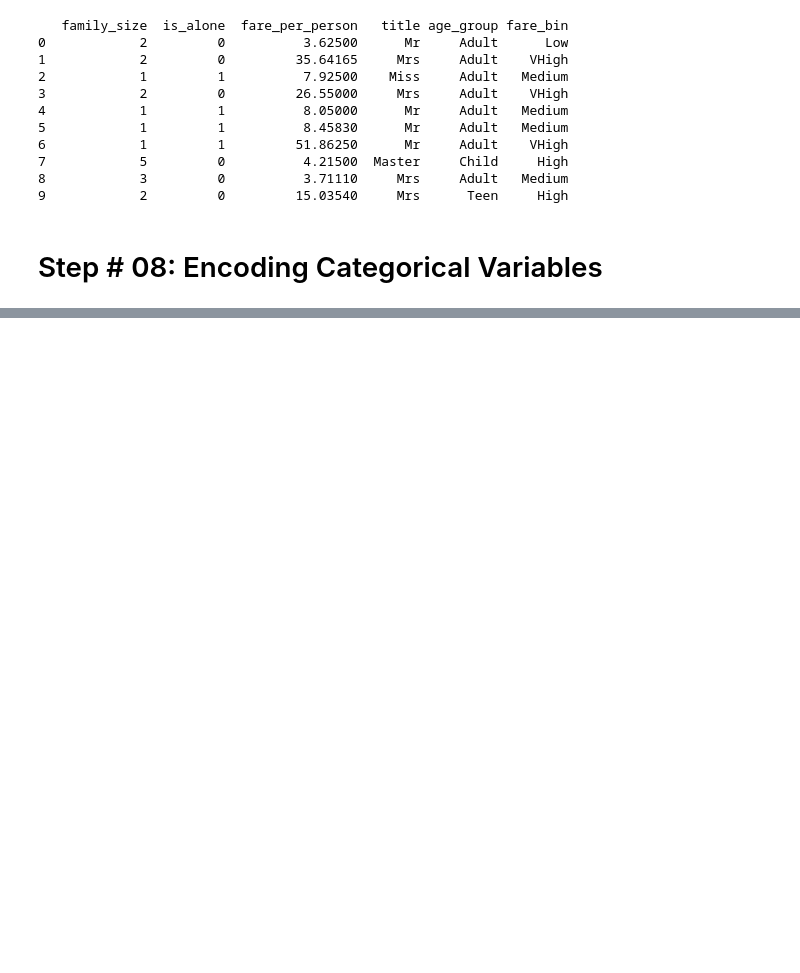
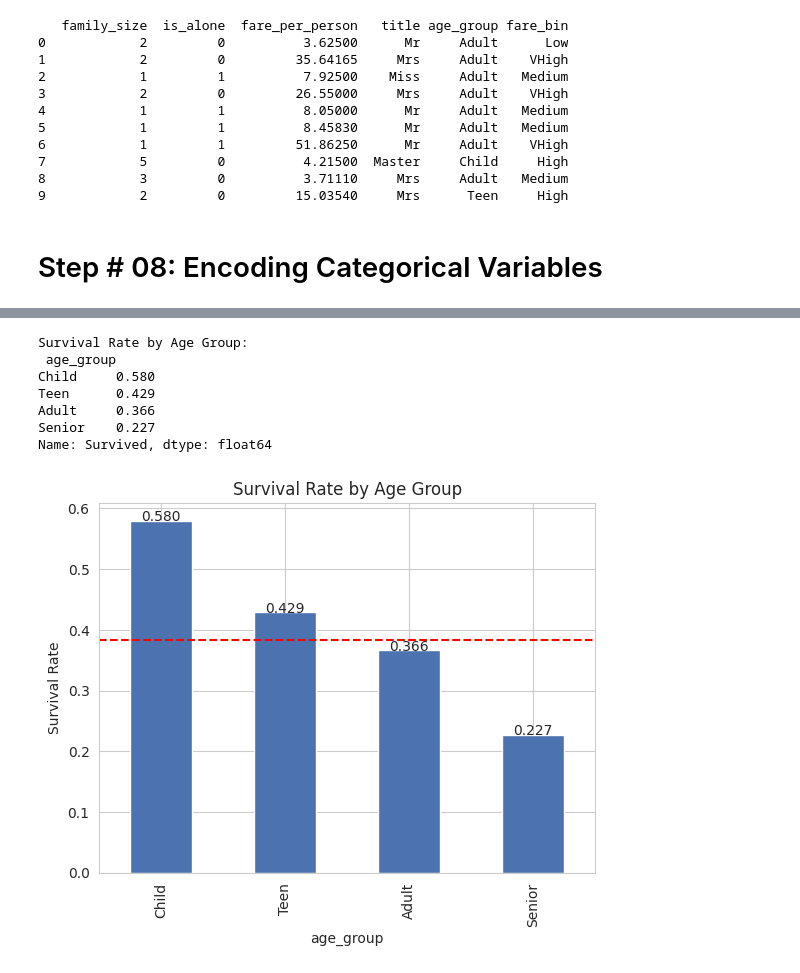
Before and after one commit to Muhammad0407/AIML-Internship-Week2-Muhammad-Luqman, a Jupyter notebook: Week_02.ipynb, the cells around one changed output, grey strips where cells are left out. Drawn from its saved outputs; the diff is of its cells as text; code cells hidden in the pictures; blank space fills up the shorter version.

```diff
--- a/Week_02.ipynb
+++ b/Week_02.ipynb
@@ -830,0 +1109,23 @@ print(df[['family_size', 'is_alone', 'fare_per_person',
+# %%
+# d - Survival rate by age_group
+age_survival = df.groupby('age_group')['Survived'].mean().round(3)
+print("\nSurvival Rate by Age Group:\n", age_survival)
+
+age_survival.plot(kind='bar',color=bar_color)
+plt.axhline(overall_rate, color='red', linestyle='--')
+plt.title('Survival Rate by Age Group')
+plt.ylabel('Survival Rate')
+
+for i, v in enumerate(age_survival):
+    plt.text(i, v, f"{v:.3f}", ha='center')
+
+plt.show()
+# %% [output]
+Survival Rate by Age Group:
+ age_group
+Child     0.580
+Teen      0.429
+Adult     0.366
+Senior    0.227
+Name: Survived, dtype: float64
+[figure, added]
```
Also changed, not shown: parts of 62 cells of this notebook, 1 other file.
